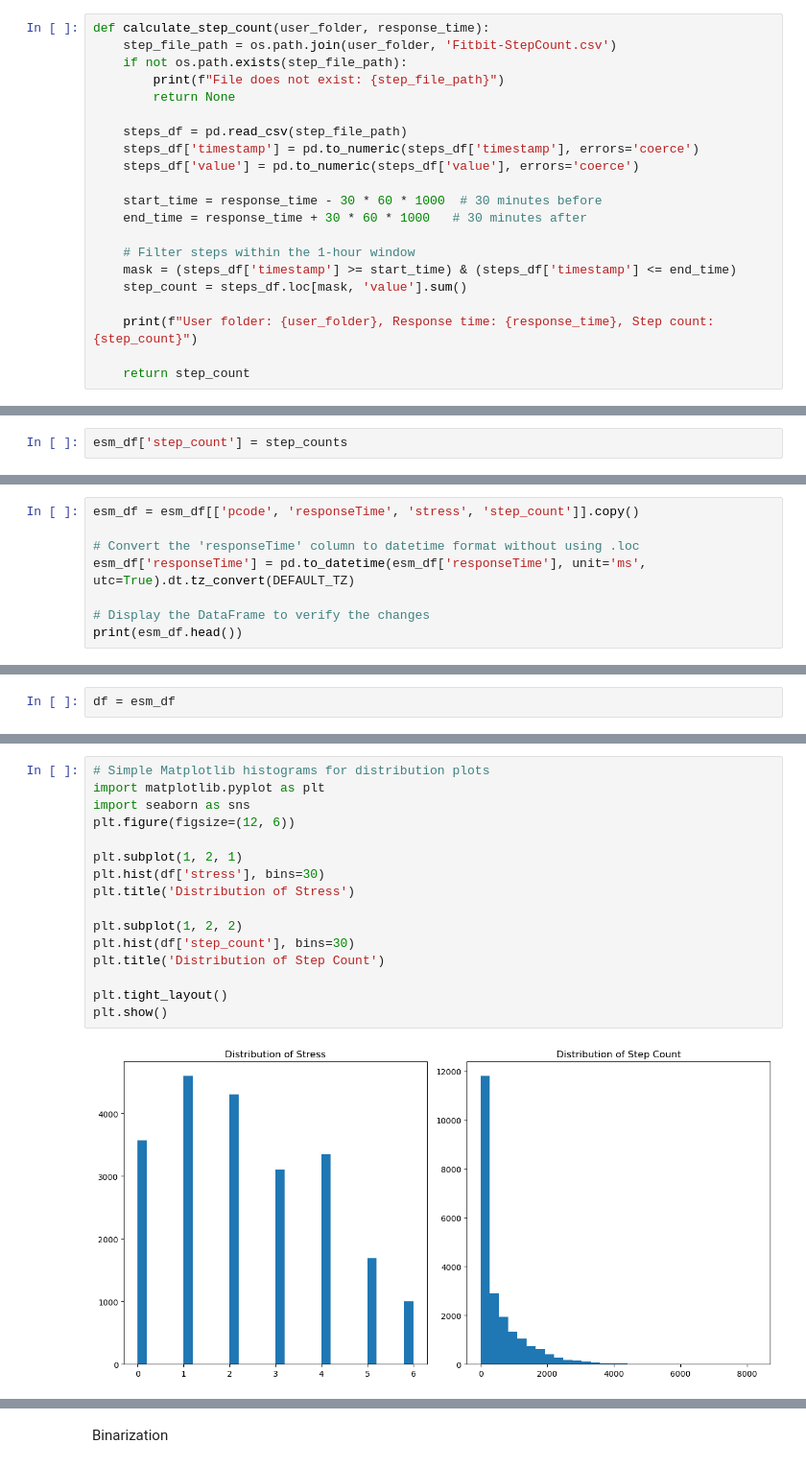
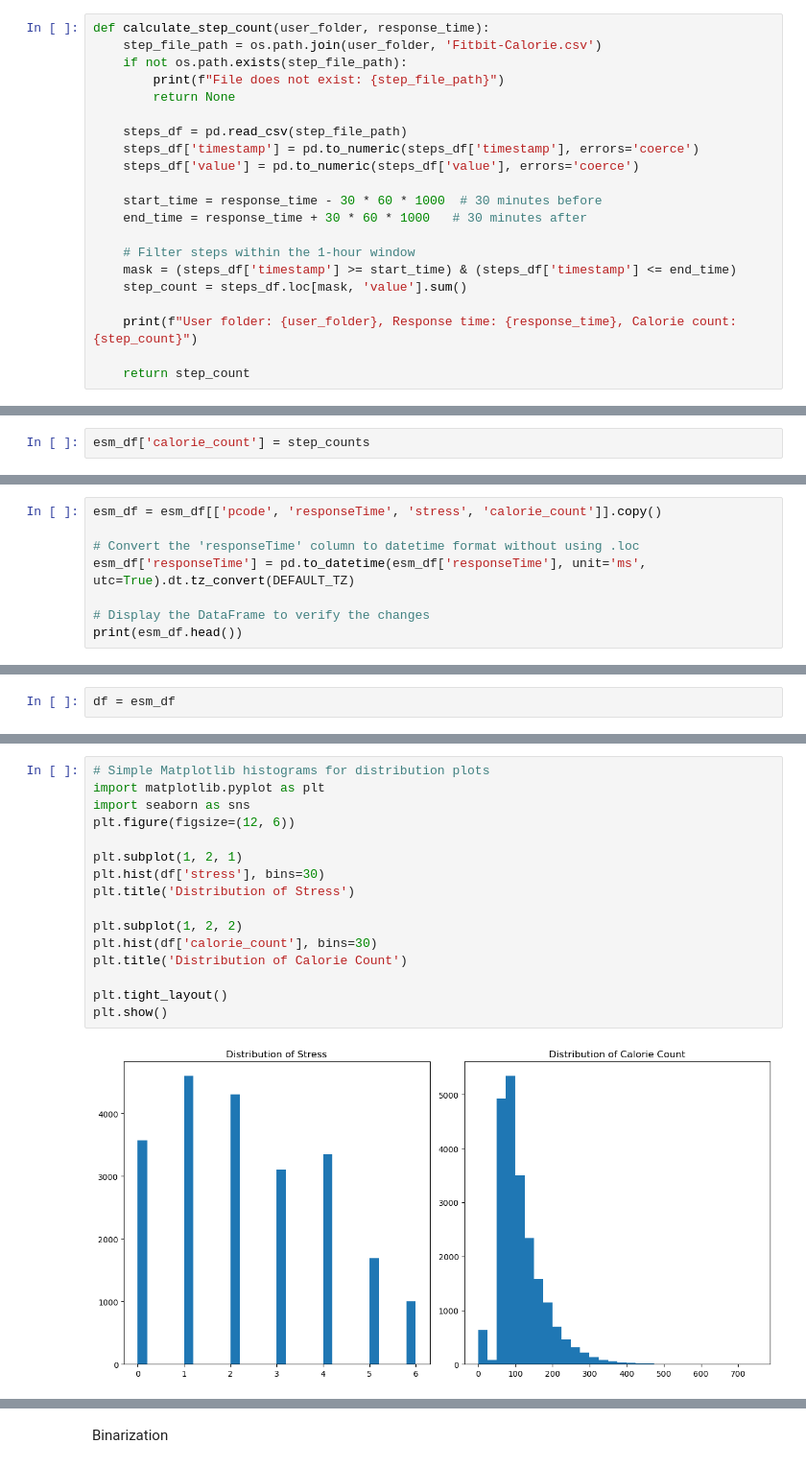
Before and after one commit to uziahmd/Low_performers, a Jupyter notebook: D-4/Label_Extraction_ESMsync.ipynb, the cells around one changed output, grey strips where cells are left out. Shown at 96% size. Drawn from its saved outputs; the diff is of its cells as text.

```diff
--- a/D-4/Label_Extraction_ESMsync.ipynb
+++ b/D-4/Label_Extraction_ESMsync.ipynb
@@ -134,7 +134,7 @@ plt.show()
 [figure]
 # %%
 def calculate_step_count(user_folder, response_time):
-    step_file_path = os.path.join(user_folder, 'Fitbit-StepCount.csv')
+    step_file_path = os.path.join(user_folder, 'Fitbit-Calorie.csv')
     if not os.path.exists(step_file_path):
         print(f"File does not exist: {step_file_path}")
         return None
@@ -150,7 +150,7 @@ def calculate_step_count(user_folder, response_time):
     mask = (steps_df['timestamp'] >= start_time) & (steps_df['timestamp'] <= end_time)
     step_count = steps_df.loc[mask, 'value'].sum()
 
-    print(f"User folder: {user_folder}, Response time: {response_time}, Step count: {step_count}")
+    print(f"User folder: {user_folder}, Response time: {response_time}, Calorie count: {step_count}")
 
     return step_count
 # %%
@@ -180,6 +180,6 @@ User folder: /var/nfs_share/D#4/newdata/P026, Response time: 1638271149263, Step
 User folder: /var/nfs_share/D#
 # %%
-esm_df['step_count'] = step_counts
+esm_df['calorie_count'] = step_counts
 # %% [output]
 A value is trying to be set on a copy of a slice from a DataFrame.
 Try using .loc[row_indexer,col_indexer] = value instead
@@ -209,7 +209,7 @@ def remove_first_last(df_grouped):
 
 esm_df = esm_df.groupby('pcode').apply(remove_first_last).reset_index(drop=True)
 # %%
-esm_df = esm_df[['pcode', 'responseTime', 'stress', 'step_count']].copy()
+esm_df = esm_df[['pcode', 'responseTime', 'stress', 'calorie_count']].copy()
 
 # Convert the 'responseTime' column to datetime format without using .loc
 esm_df['responseTime'] = pd.to_datetime(esm_df['responseTime'], unit='ms', utc=True).dt.tz_convert(DEFAULT_TZ)
@@ -281,19 +281,19 @@ max        6.000000   8279.000000
 # %%
 # Simple Matplotlib histograms for distribution plots
 import matplotlib.pyplot as plt
 import seaborn as sns
 plt.figure(figsize=(12, 6))
 
 plt.subplot(1, 2, 1)
 plt.hist(df['stress'], bins=30)
 plt.title('Distribution of Stress')
 
 plt.subplot(1, 2, 2)
-plt.hist(df['step_count'], bins=30)
-plt.title('Distribution of Step Count')
+plt.hist(df['calorie_count'], bins=30)
+plt.title('Distribution of Calorie Count')
 
 plt.tight_layout()
 plt.show()
 # %% [output]
-[figure, old version]
+[figure, new version]
 # %%
```
Also changed, not shown: parts of 16 cells of this notebook, 7 other files.
